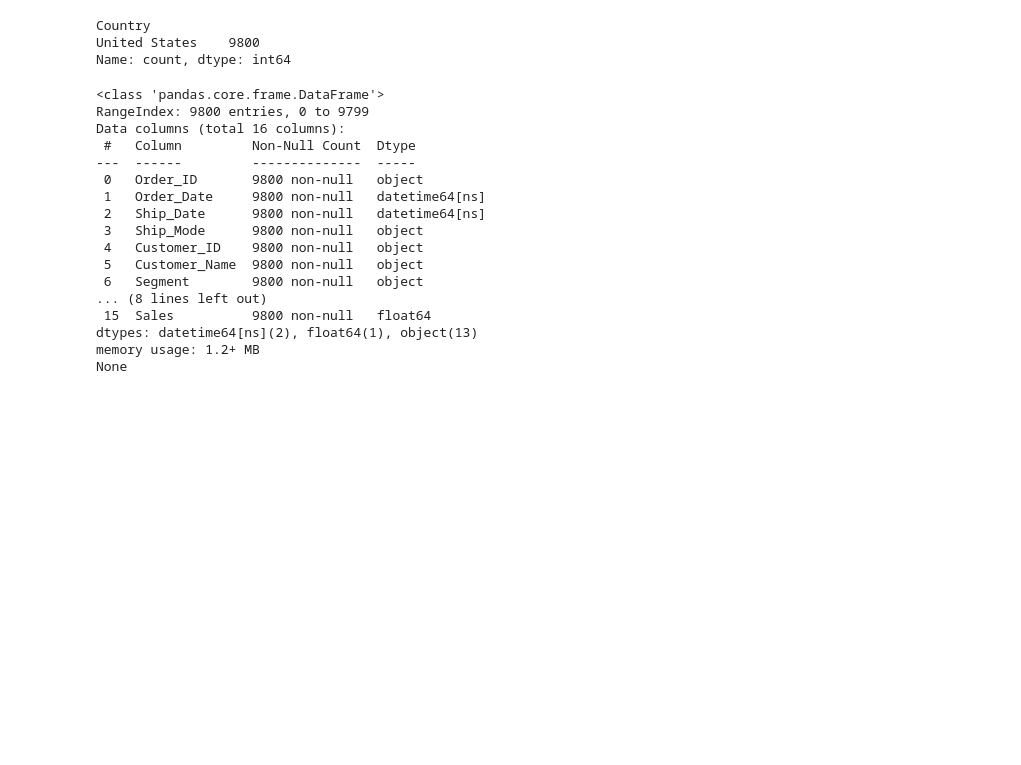
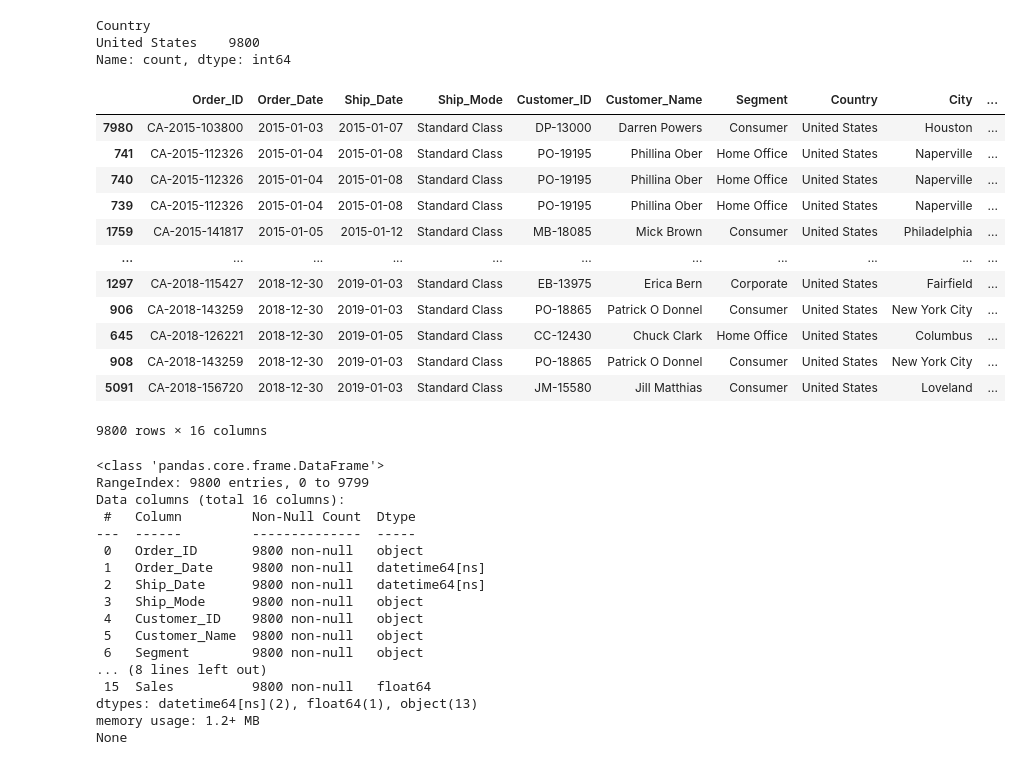
Before and after one commit to paulinassss/SalesForecasting, a Jupyter notebook: dataanalysis.ipynb, the cells around one changed output. Cells and saved outputs as stored; diff of their text form; code cells hidden in the pictures; blank space fills up the shorter version.

Commit message:
General Sales Indights Implementation Done

```diff
--- a/dataanalysis.ipynb
+++ b/dataanalysis.ipynb
@@ -171,6 +171,23 @@ Name: count, dtype: int64
 # Convert date columns
 sales['Order_Date'] = pd.to_datetime(sales['Order_Date'], format='%d/%m/%Y')
 sales['Ship_Date'] = pd.to_datetime(sales['Ship_Date'], format='%d/%m/%Y')
+# %%
+sales_sorted = sales.sort_values(by='Order_Date', ascending=True)
+sales_sorted
+# %% [output]
+|  | Order_ID | Order_Date | Ship_Date | Ship_Mode | Customer_ID | Customer_Name | Segment | Country | City | ... |
+| 7980 | CA-2015-103800 | 2015-01-03 | 2015-01-07 | Standard Class | DP-13000 | Darren Powers | Consumer | United States | Houston | ... |
+| 741 | CA-2015-112326 | 2015-01-04 | 2015-01-08 | Standard Class | PO-19195 | Phillina Ober | Home Office | United States | Naperville | ... |
+| 740 | CA-2015-112326 | 2015-01-04 | 2015-01-08 | Standard Class | PO-19195 | Phillina Ober | Home Office | United States | Naperville | ... |
+| 739 | CA-2015-112326 | 2015-01-04 | 2015-01-08 | Standard Class | PO-19195 | Phillina Ober | Home Office | United States | Naperville | ... |
+| 1759 | CA-2015-141817 | 2015-01-05 | 2015-01-12 | Standard Class | MB-18085 | Mick Brown | Consumer | United States | Philadelphia | ... |
+| ... | ... | ... | ... | ... | ... | ... | ... | ... | ... | ... |
+| 1297 | CA-2018-115427 | 2018-12-30 | 2019-01-03 | Standard Class | EB-13975 | Erica Bern | Corporate | United States | Fairfield | ... |
+| 906 | CA-2018-143259 | 2018-12-30 | 2019-01-03 | Standard Class | PO-18865 | Patrick O Donnel | Consumer | United States | New York City | ... |
+| 645 | CA-2018-126221 | 2018-12-30 | 2019-01-05 | Standard Class | CC-12430 | Chuck Clark | Home Office | United States | Columbus | ... |
+| 908 | CA-2018-143259 | 2018-12-30 | 2019-01-03 | Standard Class | PO-18865 | Patrick O Donnel | Consumer | United States | New York City | ... |
+| 5091 | CA-2018-156720 | 2018-12-30 | 2019-01-03 | Standard Class | JM-15580 | Jill Matthias | Consumer | United States | Loveland | ... |
+9800 rows × 16 columns
 # %%
 print(sales.info())
 # %% [output]
```
Also changed, not shown: parts of 3 cells of this notebook, 2 other files.
